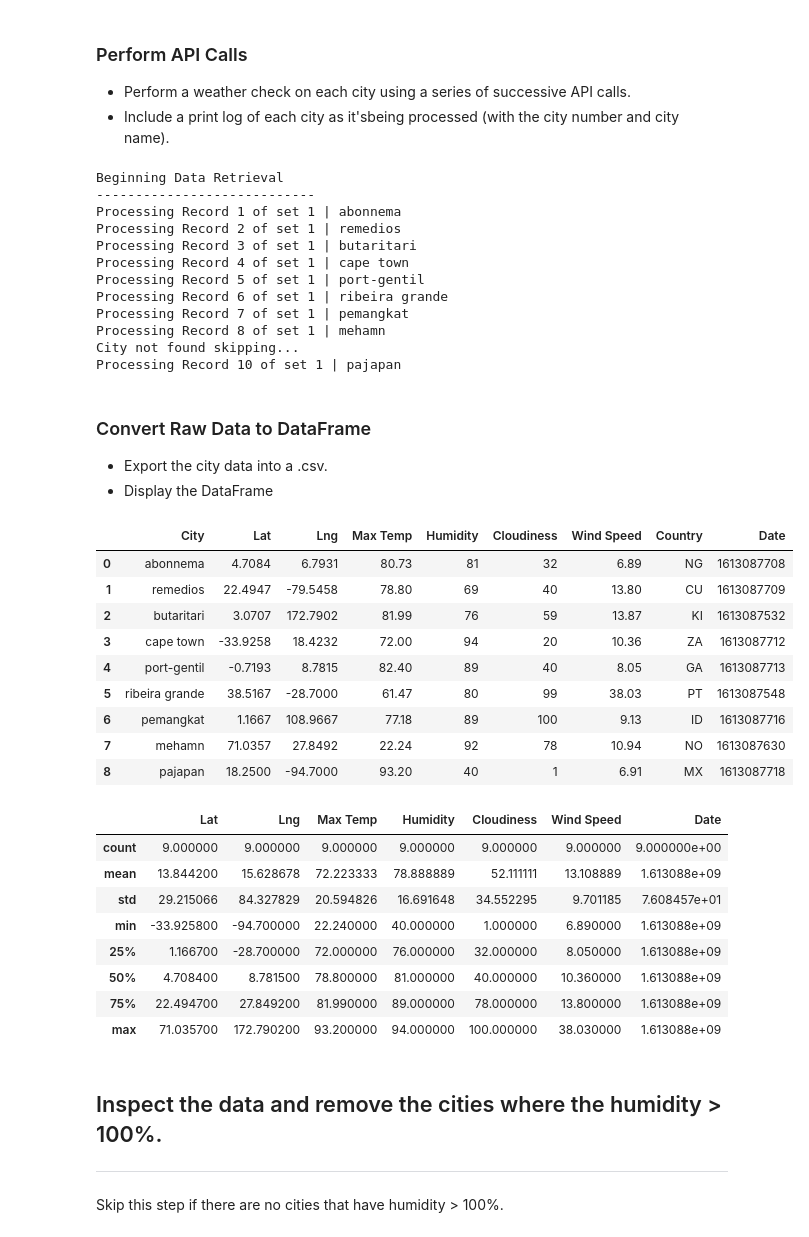
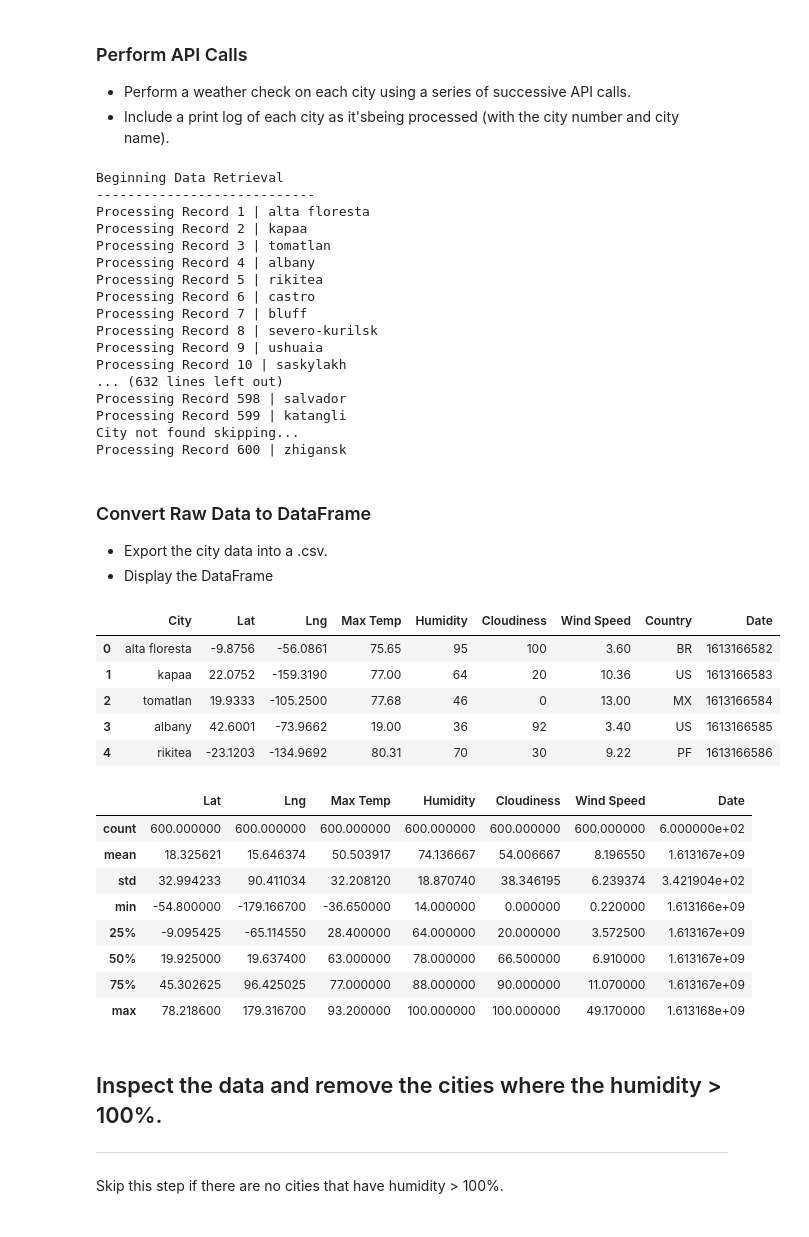
Before and after one commit to mpetersen49/python-api-challenge, a Jupyter notebook: WeatherPy/WeatherPy.ipynb, the cells around one changed output. Saved outputs shown, nothing was run; the diff lists cells and outputs as text; code cells hidden in the pictures.

```diff
--- a/WeatherPy/WeatherPy.ipynb
+++ b/WeatherPy/WeatherPy.ipynb
@@ -57,10 +57,6 @@ len(cities)
 base_url = "http://api.openweathermap.org/data/2.5/weather?q="
 
 units = "imperial"
-
-query_url = f"{base_url}{cities[0]}&appid={weather_api_key}&units={units}"
-
-test_cities = cities[:10]
 
 maxtemp = []
 humidity = []
@@ -71,11 +67,12 @@ lat = []
 lng = []
 country = []
 date = []
+record_count = 1
 
 print("Beginning Data Retrieval")
 print("----------------------------")
-for x in range(len(test_cities)):
-    query_url = f"{base_url}{test_cities[x]}&appid={weather_api_key}&units={units}"
+for x in range(len(cities)):
+    query_url = f"{base_url}{cities[x]}&appid={weather_api_key}&units={units}"
 
     weather_data = requests.get(query_url).json()
     try:
@@ -86,10 +83,12 @@ for x in range(len(test_cities)):
         lat.append(weather_data["coord"]["lat"])
         lng.append(weather_data["coord"]["lon"])
         country.append(weather_data["sys"]["country"])
-        cities_names.append(test_cities[x])
+        cities_names.append(cities[x])
         date.append(weather_data["dt"])
 
-        print(f"Processing Record {x + 1} of set 1 | {test_cities[x]}")
+        print(f"Processing Record {record_count} | {cities[x]}")
+
+        record_count += 1
 
         time.sleep(1)
 
@@ -98,16 +97,21 @@ for x in range(len(test_cities)):
 # %% [output]
 Beginning Data Retrieval
 ----------------------------
-Processing Record 1 of set 1 | abonnema
-Processing Record 2 of set 1 | remedios
-Processing Record 3 of set 1 | butaritari
-Processing Record 4 of set 1 | cape town
-Processing Record 5 of set 1 | port-gentil
-Processing Record 6 of set 1 | ribeira grande
-Processing Record 7 of set 1 | pemangkat
-Processing Record 8 of set 1 | mehamn
+Processing Record 1 | alta floresta
+Processing Record 2 | kapaa
+Processing Record 3 | tomatlan
+Processing Record 4 | albany
+Processing Record 5 | rikitea
+Processing Record 6 | castro
+Processing Record 7 | bluff
+Processing Record 8 | severo-kurilsk
+Processing Record 9 | ushuaia
+Processing Record 10 | saskylakh
+... (632 lines left out)
+Processing Record 598 | salvador
+Processing Record 599 | katangli
 City not found skipping...
-Processing Record 10 of set 1 | pajapan
+Processing Record 600 | zhigansk
 # %% [markdown]
 ### Convert Raw Data to DataFrame
 * Export the city data into a .csv.
@@ -115,39 +119,35 @@ Processing Record 10 of set 1 | pajapan
 # %%
 weather_df = pd.DataFrame({"City": cities_names,
                           "Lat": lat,
                           "Lng": lng,
                           "Max Temp": maxtemp,
                           "Humidity": humidity,
                           "Cloudiness": cloudiness,
                           "Wind Speed": windspeed,
                           "Country": country,
                           "Date": date})
-weather_df
+weather_df.head()
 # %% [output]
 |  | City | Lat | Lng | Max Temp | Humidity | Cloudiness | Wind Speed | Country | Date |
-| 0 | abonnema | 4.7084 | 6.7931 | 80.73 | 81 | 32 | 6.89 | NG | 1613087708 |
-| 1 | remedios | 22.4947 | -79.5458 | 78.80 | 69 | 40 | 13.80 | CU | 1613087709 |
-| 2 | butaritari | 3.0707 | 172.7902 | 81.99 | 76 | 59 | 13.87 | KI | 1613087532 |
-| 3 | cape town | -33.9258 | 18.4232 | 72.00 | 94 | 20 | 10.36 | ZA | 1613087712 |
-| 4 | port-gentil | -0.7193 | 8.7815 | 82.40 | 89 | 40 | 8.05 | GA | 1613087713 |
-| 5 | ribeira grande | 38.5167 | -28.7000 | 61.47 | 80 | 99 | 38.03 | PT | 1613087548 |
-| 6 | pemangkat | 1.1667 | 108.9667 | 77.18 | 89 | 100 | 9.13 | ID | 1613087716 |
-| 7 | mehamn | 71.0357 | 27.8492 | 22.24 | 92 | 78 | 10.94 | NO | 1613087630 |
-| 8 | pajapan | 18.2500 | -94.7000 | 93.20 | 40 | 1 | 6.91 | MX | 1613087718 |
+| 0 | alta floresta | -9.8756 | -56.0861 | 75.65 | 95 | 100 | 3.60 | BR | 1613166582 |
+| 1 | kapaa | 22.0752 | -159.3190 | 77.00 | 64 | 20 | 10.36 | US | 1613166583 |
+| 2 | tomatlan | 19.9333 | -105.2500 | 77.68 | 46 | 0 | 13.00 | MX | 1613166584 |
+| 3 | albany | 42.6001 | -73.9662 | 19.00 | 36 | 92 | 3.40 | US | 1613166585 |
+| 4 | rikitea | -23.1203 | -134.9692 | 80.31 | 70 | 30 | 9.22 | PF | 1613166586 |
 # %%
 outfile = "../output_data/cities.csv"
 weather_df.to_csv(outfile, index=False)
 weather_df.describe()
 # %% [output]
 |  | Lat | Lng | Max Temp | Humidity | Cloudiness | Wind Speed | Date |
-| count | 9.000000 | 9.000000 | 9.000000 | 9.000000 | 9.000000 | 9.000000 | 9.000000e+00 |
-| mean | 13.844200 | 15.628678 | 72.223333 | 78.888889 | 52.111111 | 13.108889 | 1.613088e+09 |
-| std | 29.215066 | 84.327829 | 20.594826 | 16.691648 | 34.552295 | 9.701185 | 7.608457e+01 |
-| min | -33.925800 | -94.700000 | 22.240000 | 40.000000 | 1.000000 | 6.890000 | 1.613088e+09 |
-| 25% | 1.166700 | -28.700000 | 72.000000 | 76.000000 | 32.000000 | 8.050000 | 1.613088e+09 |
-| 50% | 4.708400 | 8.781500 | 78.800000 | 81.000000 | 40.000000 | 10.360000 | 1.613088e+09 |
-| 75% | 22.494700 | 27.849200 | 81.990000 | 89.000000 | 78.000000 | 13.800000 | 1.613088e+09 |
-| max | 71.035700 | 172.790200 | 93.200000 | 94.000000 | 100.000000 | 38.030000 | 1.613088e+09 |
+| count | 600.000000 | 600.000000 | 600.000000 | 600.000000 | 600.000000 | 600.000000 | 6.000000e+02 |
+| mean | 18.325621 | 15.646374 | 50.503917 | 74.136667 | 54.006667 | 8.196550 | 1.613167e+09 |
+| std | 32.994233 | 90.411034 | 32.208120 | 18.870740 | 38.346195 | 6.239374 | 3.421904e+02 |
+| min | -54.800000 | -179.166700 | -36.650000 | 14.000000 | 0.000000 | 0.220000 | 1.613166e+09 |
+| 25% | -9.095425 | -65.114550 | 28.400000 | 64.000000 | 20.000000 | 3.572500 | 1.613167e+09 |
+| 50% | 19.925000 | 19.637400 | 63.000000 | 78.000000 | 66.500000 | 6.910000 | 1.613167e+09 |
+| 75% | 45.302625 | 96.425025 | 77.000000 | 88.000000 | 90.000000 | 11.070000 | 1.613167e+09 |
+| max | 78.218600 | 179.316700 | 93.200000 | 100.000000 | 100.000000 | 49.170000 | 1.613168e+09 |
 # %% [markdown]
 ## Inspect the data and remove the cities where the humidity > 100%.
 ----
```
Also changed, not shown: parts of 18 cells of this notebook, 1 other file.
